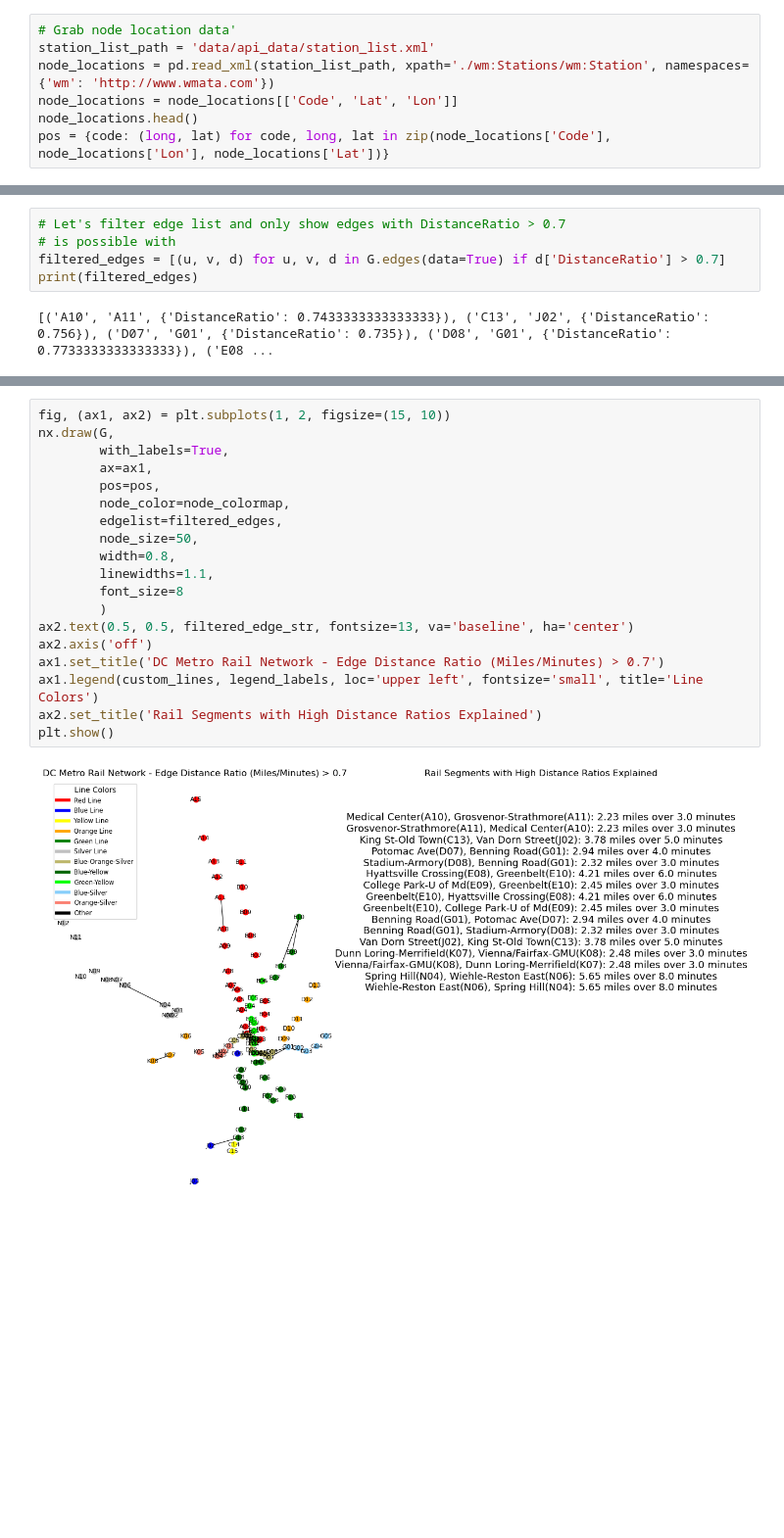
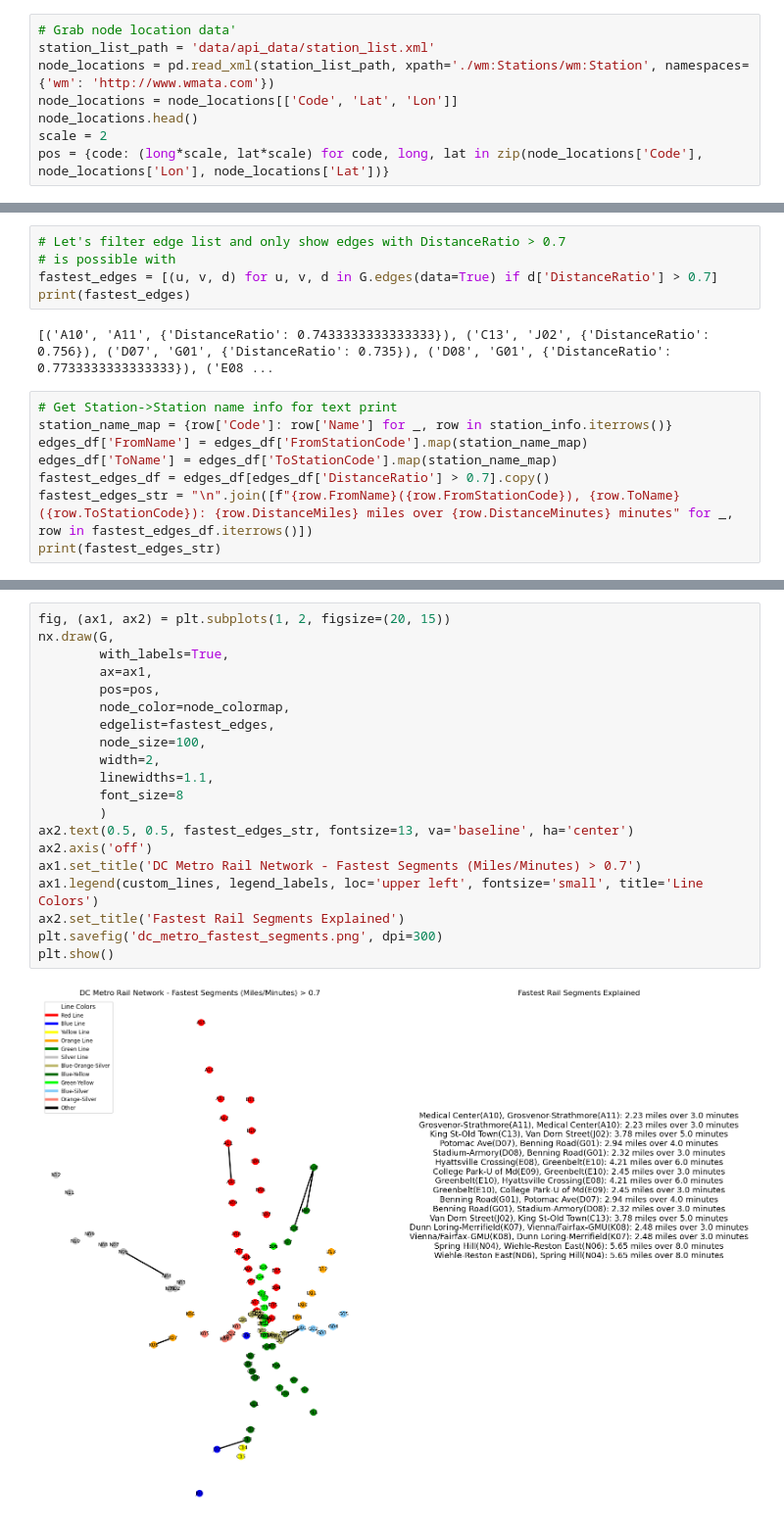
Before and after one commit to RicketyCrickitty/WMATA-Metro-Analysis, a Jupyter notebook: rail_system_network_analyis.ipynb, the cells around one changed output, grey strips where cells are left out. Shown at 98% size. Saved outputs shown, nothing was run; the diff lists cells and outputs as text; blank space fills up the shorter version.

```diff
--- a/rail_system_network_analyis.ipynb
+++ b/rail_system_network_analyis.ipynb
@@ -26,7 +26,8 @@ station_list_path = 'data/api_data/station_list.xml'
 node_locations = pd.read_xml(station_list_path, xpath='./wm:Stations/wm:Station', namespaces={'wm': 'http://www.wmata.com'})
 node_locations = node_locations[['Code', 'Lat', 'Lon']]
 node_locations.head()
-pos = {code: (long, lat) for code, long, lat in zip(node_locations['Code'], node_locations['Lon'], node_locations['Lat'])}
+scale = 2
+pos = {code: (long*scale, lat*scale) for code, long, lat in zip(node_locations['Code'], node_locations['Lon'], node_locations['Lat'])}
 # %%
 station_list_path = 'data/api_data/station_list.xml'
 station_info = pd.read_xml(station_list_path, xpath='./wm:Stations/wm:Station', namespaces={'wm': 'http://www.wmata.com'})
@@ -145,7 +121,15 @@ print(G.nodes())
 # %%
 # Let's filter edge list and only show edges with DistanceRatio > 0.7
 # is possible with
-filtered_edges = [(u, v, d) for u, v, d in G.edges(data=True) if d['DistanceRatio'] > 0.7]
-print(filtered_edges)
+fastest_edges = [(u, v, d) for u, v, d in G.edges(data=True) if d['DistanceRatio'] > 0.7]
+print(fastest_edges)
 # %% [output]
 [('A10', 'A11', {'DistanceRatio': 0.7433333333333333}), ('C13', 'J02', {'DistanceRatio': 0.756}), ('D07', 'G01', {'DistanceRatio': 0.735}), ('D08', 'G01', {'DistanceRatio': 0.7733333333333333}), ('E08 ...
+# %%
+# Get Station->Station name info for text print
+station_name_map = {row['Code']: row['Name'] for _, row in station_info.iterrows()}
+edges_df['FromName'] = edges_df['FromStationCode'].map(station_name_map)
+edges_df['ToName'] = edges_df['ToStationCode'].map(station_name_map)
+fastest_edges_df = edges_df[edges_df['DistanceRatio'] > 0.7].copy()
+fastest_edges_str = "\n".join([f"{row.FromName}({row.FromStationCode}), {row.ToName}({row.ToStationCode}): {row.DistanceMiles} miles over {row.DistanceMinutes} minutes" for _, row in fastest_edges_df.iterrows()])
+print(fastest_edges_str)
@@ -152,21 +153,22 @@ print(filtered_edges)
 # %%
-fig, (ax1, ax2) = plt.subplots(1, 2, figsize=(15, 10))
+fig, (ax1, ax2) = plt.subplots(1, 2, figsize=(20, 15))
 nx.draw(G,
         with_labels=True,
         ax=ax1,
         pos=pos,
         node_color=node_colormap,
-        edgelist=filtered_edges,
-        node_size=50,
-        width=0.8,
+        edgelist=fastest_edges,
+        node_size=100,
+        width=2,
         linewidths=1.1,
         font_size=8
         )
-ax2.text(0.5, 0.5, filtered_edge_str, fontsize=13, va='baseline', ha='center')
+ax2.text(0.5, 0.5, fastest_edges_str, fontsize=13, va='baseline', ha='center')
 ax2.axis('off')
-ax1.set_title('DC Metro Rail Network - Edge Distance Ratio (Miles/Minutes) > 0.7')
+ax1.set_title('DC Metro Rail Network - Fastest Segments (Miles/Minutes) > 0.7')
 ax1.legend(custom_lines, legend_labels, loc='upper left', fontsize='small', title='Line Colors')
-ax2.set_title('Rail Segments with High Distance Ratios Explained')
+ax2.set_title('Fastest Rail Segments Explained')
+plt.savefig('dc_metro_fastest_segments.png', dpi=300)
 plt.show()
 # %% [output]
-[figure, old version]
+[figure, new version]
```
Also changed, not shown: parts of 5 cells of this notebook, 2 other files.
